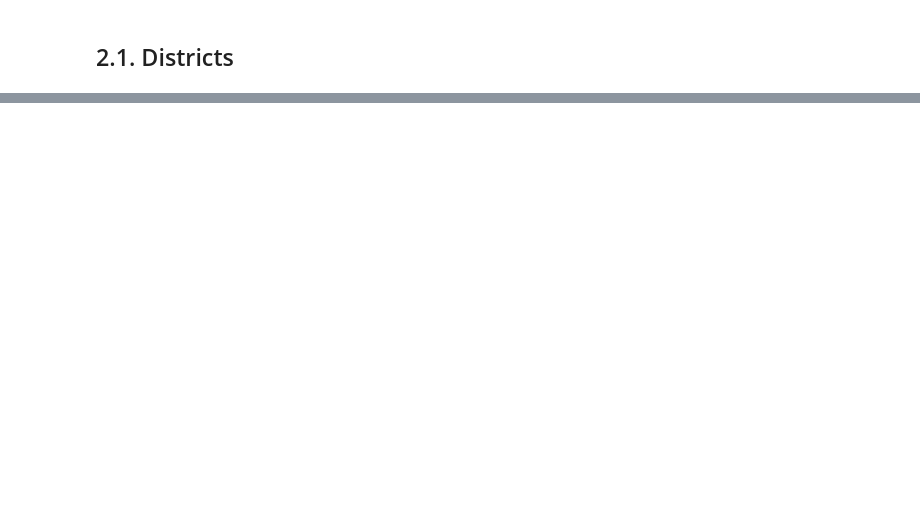
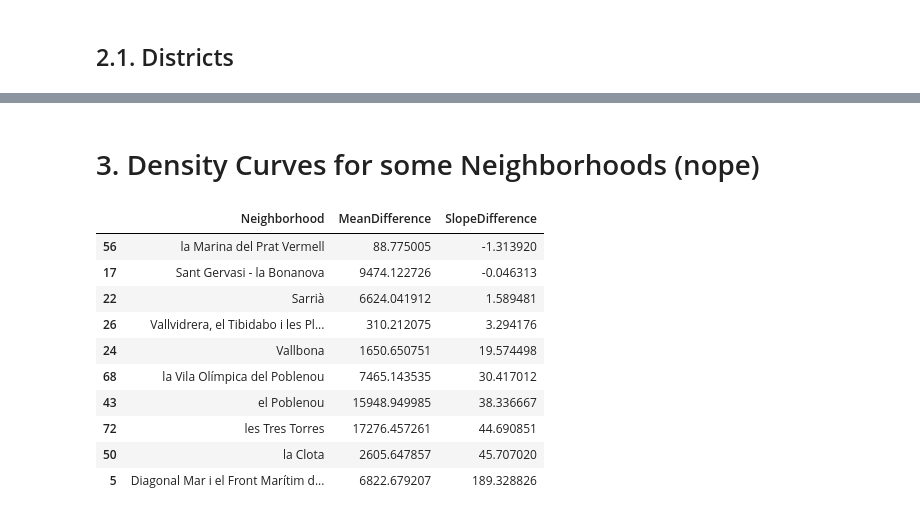
Before and after one commit to pablob2002/immigration-avdm, a Jupyter notebook: Ale/1_density.ipynb, the cells around one changed output, grey strips where cells are left out. Drawn from its saved outputs; the diff is of its cells as text; code cells hidden in the pictures; blank space fills up the shorter version.

```diff
--- a/Ale/1_density.ipynb
+++ b/Ale/1_density.ipynb
@@ -265,0 +281,59 @@ plt.show()
+# %% [markdown]
+# 3. Density Curves for some Neighborhoods (nope)
+# %%
+# --- PREPARE TIME SERIES DF ---
+records = []  # accumulate rows here
+
+for year in range(1997, 2026):
+    gdf = prepare_gdf(year, 'Neighborhood')
+
+    # keep only the columns we need
+    subset = gdf[[
+        "District",
+        "Neighborhood",
+        "Population_density",
+        "Immigrant_density"
+    ]].copy()
+
+    subset["Year"] = year
+    records.append(subset)
+
+# concatenate into a single long dataframe
+df_ts = pd.concat(records, ignore_index=True)
+
+# --- FIND CONVERGENCES AND DIVERGENCES ---
+results = []
+
+for nb, df_nb in df_ts.groupby("Neighborhood"):
+    df_nb = df_nb.sort_values("Year")
+
+    # compute difference each year
+    diff = df_nb["Population_density"] - df_nb["Immigrant_density"]
+
+    # compute slope of diff over time
+    years = df_nb["Year"]
+    slope, intercept = np.polyfit(years, diff, 1)
+
+    results.append({
+        "Neighborhood": nb,
+        "MeanDifference": diff.mean(),
+        "SlopeDifference": slope
+    })
+
+df_stats = pd.DataFrame(results).sort_values("SlopeDifference")
+
+# print('Convergences (negative slope):' df_stats.head(3))
+# print('Divergences (positive slope):' df_stats.tail(3))
+df_stats.tail(10)
+# %% [output]
+|  | Neighborhood | MeanDifference | SlopeDifference |
+| 56 | la Marina del Prat Vermell | 88.775005 | -1.313920 |
+| 17 | Sant Gervasi - la Bonanova | 9474.122726 | -0.046313 |
+| 22 | Sarrià | 6624.041912 | 1.589481 |
+| 26 | Vallvidrera, el Tibidabo i les Pl... | 310.212075 | 3.294176 |
+| 24 | Vallbona | 1650.650751 | 19.574498 |
+| 68 | la Vila Olímpica del Poblenou | 7465.143535 | 30.417012 |
+| 43 | el Poblenou | 15948.949985 | 38.336667 |
+| 72 | les Tres Torres | 17276.457261 | 44.690851 |
+| 50 | la Clota | 2605.647857 | 45.707020 |
+| 5 | Diagonal Mar i el Front Marítim d... | 6822.679207 | 189.328826 |
```
Also changed, not shown: parts of 7 cells of this notebook.
